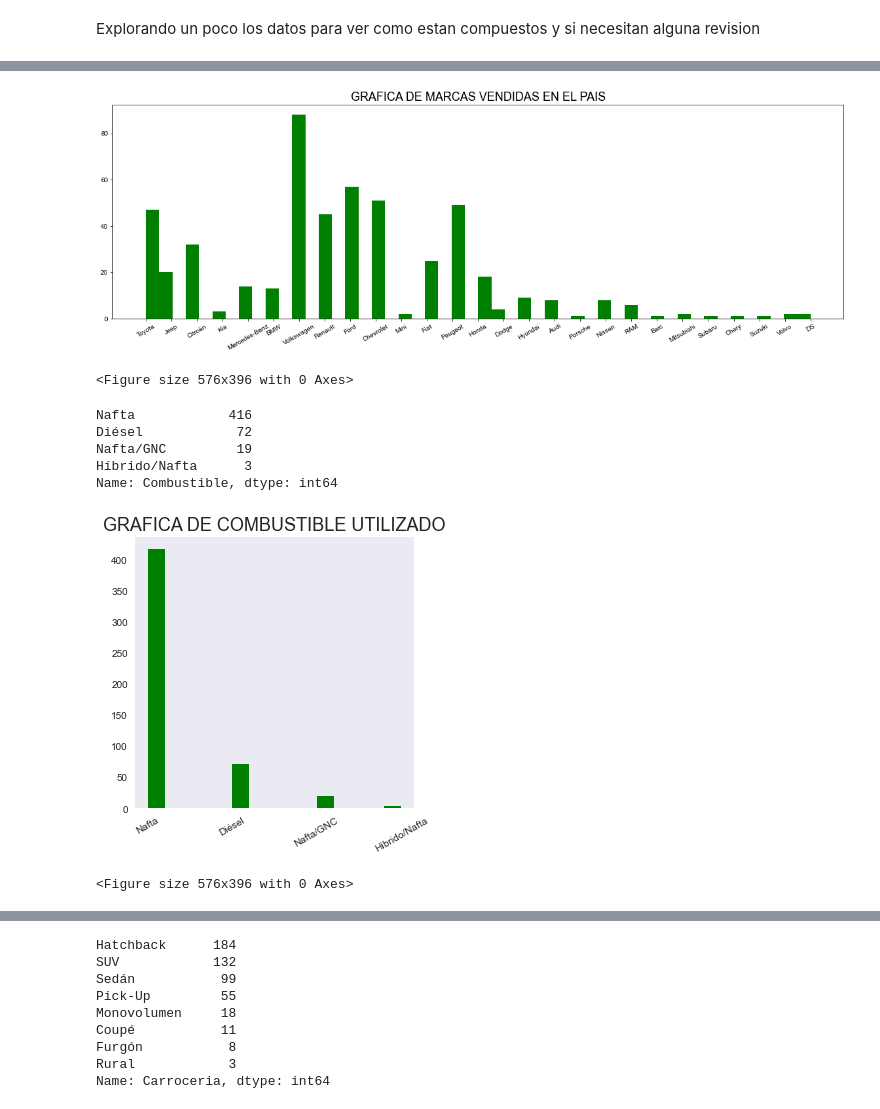
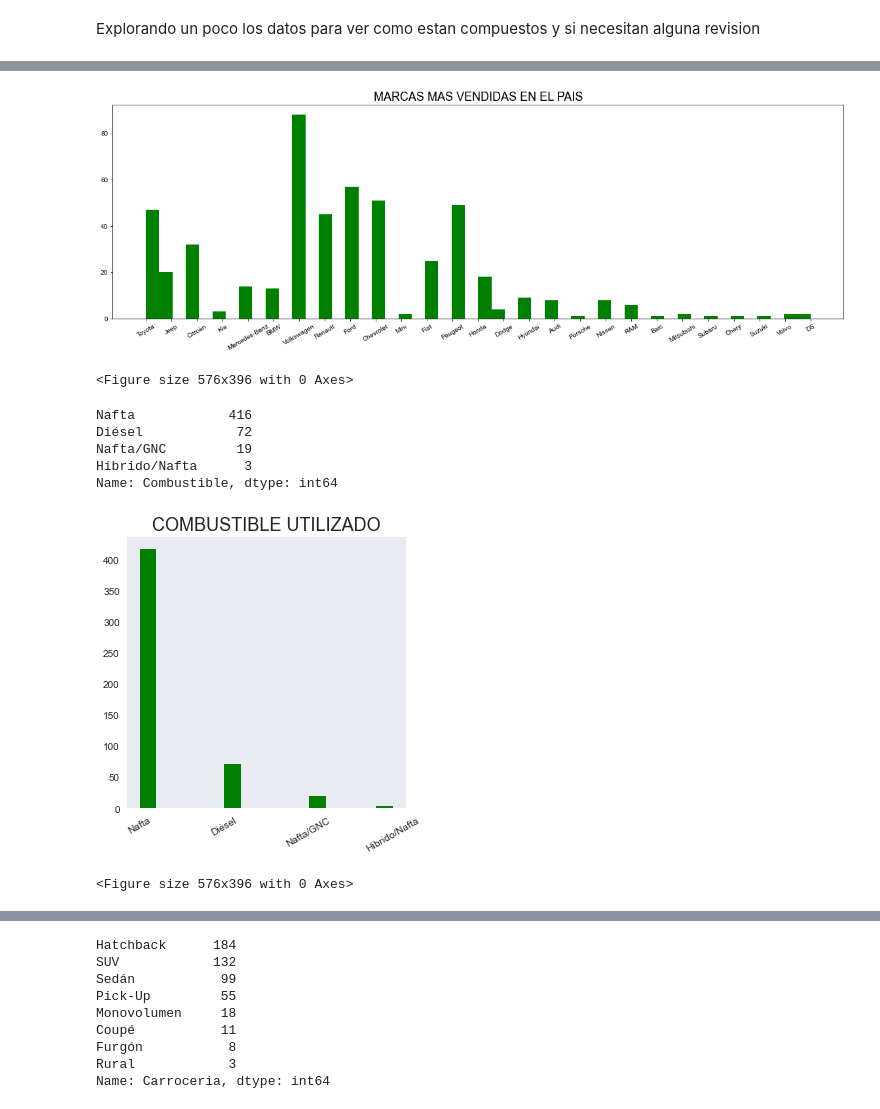
Before and after one commit to NestorDiazDataSC/Analisis_de_Datos, a Jupyter notebook: Argentina_Cars/argentina_cars.ipynb, the cells around one changed output, grey strips where cells are left out. Cells and saved outputs as stored; diff of their text form; code cells hidden in the pictures.

```diff
--- a/Argentina_Cars/argentina_cars.ipynb
+++ b/Argentina_Cars/argentina_cars.ipynb
@@ -155,7 +157,7 @@ Subaru            1
 Name: Marca, dtype: int64
 # %%
 df['Marca'].hist(bins=50, color='green') # Vemos graficamente su distribución
-plt.title('GRAFICA DE MARCAS VENDIDAS EN EL PAIS', fontsize=18)
+plt.title('MARCAS MAS VENDIDAS EN EL PAIS', fontsize=18)
 plt.grid(False)
 
 plt.gcf().set_size_inches(20, 6)  # Tamaño de la figura (ancho, alto)
@@ -165,7 +167,7 @@ plt.xticks(rotation=30) # Para rotar las etiquetas del eje X porque si no se sup
 plt.show()
 plt.clf()
 # %% [output]
-[figure, old version]
+[figure, new version]
 <Figure size 576x396 with 0 Axes>
 # %%
 df.Combustible.value_counts()
@@ -177,17 +179,17 @@ Híbrido/Nafta      3
 Name: Combustible, dtype: int64
 # %%
 df['Combustible'].hist(bins=15, color='green') # Vemos graficamente su distribución
-plt.title('GRAFICA DE COMBUSTIBLE UTILIZADO', fontsize=18)
+plt.title('COMBUSTIBLE UTILIZADO', fontsize=18)
 plt.grid(False)
 
 plt.gcf().set_size_inches(5, 5)  # Tamaño de la figura (ancho, alto)
 plt.style.use('seaborn')  # Cambiar un estilo predefinido de fondo(como 'ggplot', 'seaborn', etc.)
 plt.xticks(rotation=30) # Para rotar las etiquetas del eje X porque si no se superponen unas con otras.
 
 plt.show()
 plt.clf()
 # %% [output]
-[figure, old version]
+[figure, new version]
 <Figure size 576x396 with 0 Axes>
 # %%
 df.Carroceria.value_counts()
```
Also changed, not shown: parts of 17 cells of this notebook.
